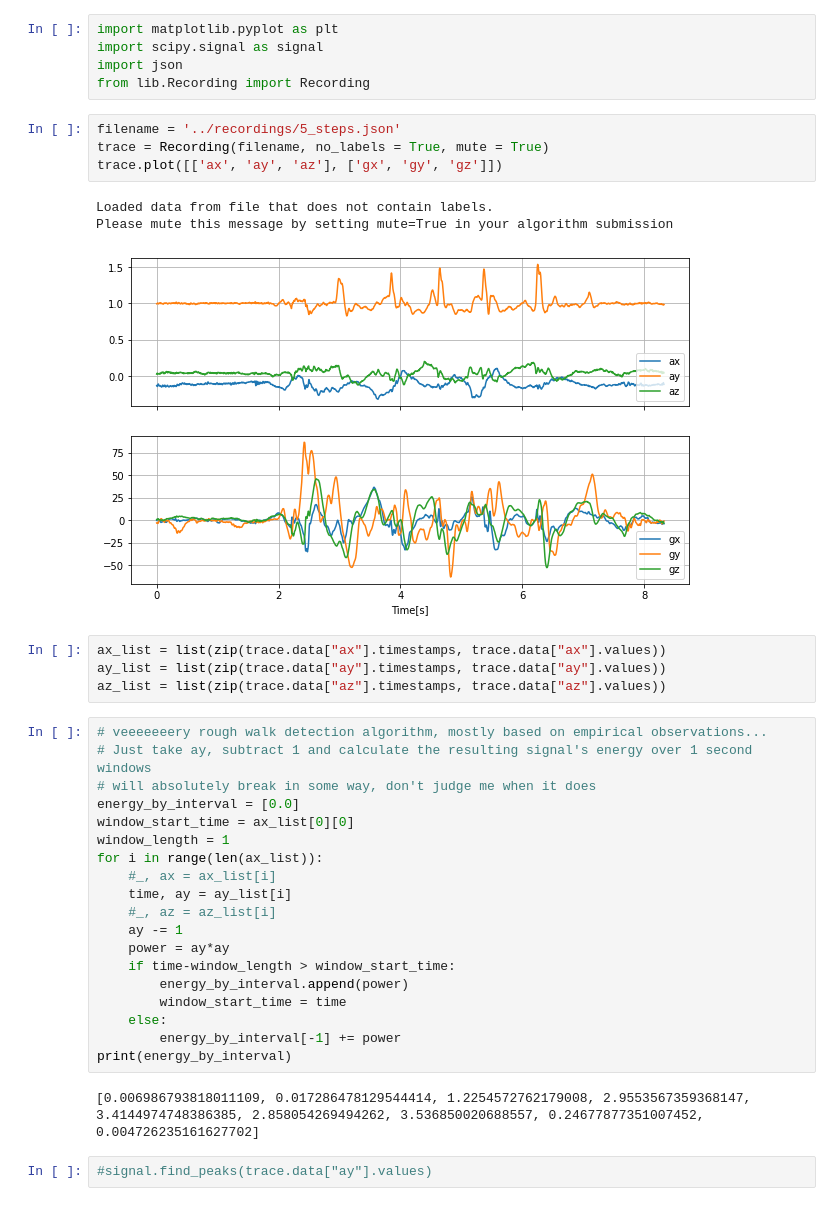
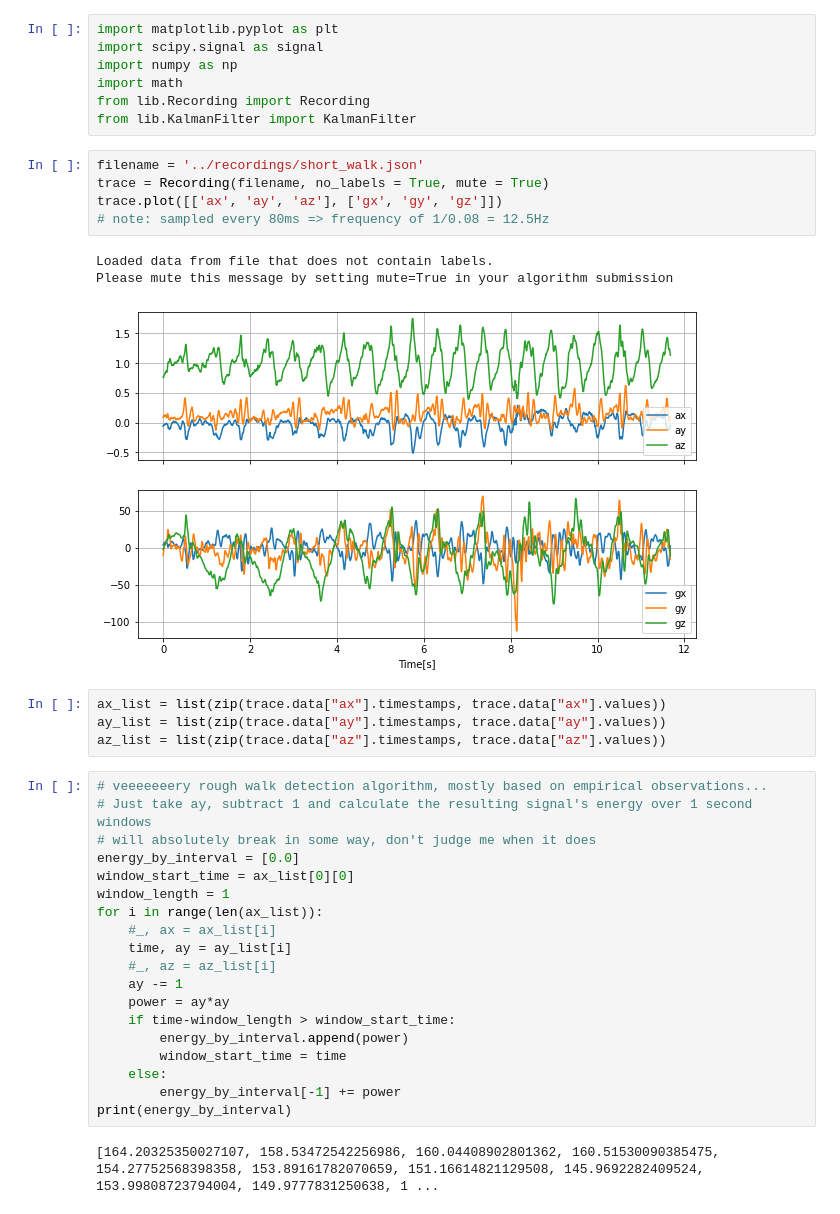
Before and after one commit to valeriotor/mham22, a Jupyter notebook: task1/task.ipynb, the cells around one changed output. Cells and saved outputs as stored; diff of their text form.

Commit message:
Did some experimenting, especially with filters

```diff
--- a/task1/task.ipynb
+++ b/task1/task.ipynb
@@ -1,16 +1,19 @@
 # %%
 import matplotlib.pyplot as plt
 import scipy.signal as signal
-import json
+import numpy as np
+import math
 from lib.Recording import Recording
+from lib.KalmanFilter import KalmanFilter
 # %%
-filename = '../recordings/5_steps.json'
+filename = '../recordings/short_walk.json'
 trace = Recording(filename, no_labels = True, mute = True)
 trace.plot([['ax', 'ay', 'az'], ['gx', 'gy', 'gz']])
+# note: sampled every 80ms => frequency of 1/0.08 = 12.5Hz
 # %% [output]
 Loaded data from file that does not contain labels.
 Please mute this message by setting mute=True in your algorithm submission
-[figure, old version]
+[figure, new version]
 # %%
 ax_list = list(zip(trace.data["ax"].timestamps, trace.data["ax"].values))
 ay_list = list(zip(trace.data["ay"].timestamps, trace.data["ay"].values))
@@ -35,6 +38,4 @@ for i in range(len(ax_list)):
         energy_by_interval[-1] += power
 print(energy_by_interval)
 # %% [output]
-[0.006986793818011109, 0.017286478129544414, 1.2254572762179008, 2.9553567359368147, 3.4144974748386385, 2.858054269494262, 3.536850020688557, 0.24677877351007452, 0.004726235161627702]
+[164.20325350027107, 158.53472542256986, 160.04408902801362, 160.51530090385475, 154.27752568398358, 153.89161782070659, 151.16614821129508, 145.9692282409524, 153.99808723794004, 149.9777831250638, 1 ...
-# %%
-#signal.find_peaks(trace.data["ay"].values)
```
Also changed, not shown: parts of 4 cells of this notebook, 1 other file.
